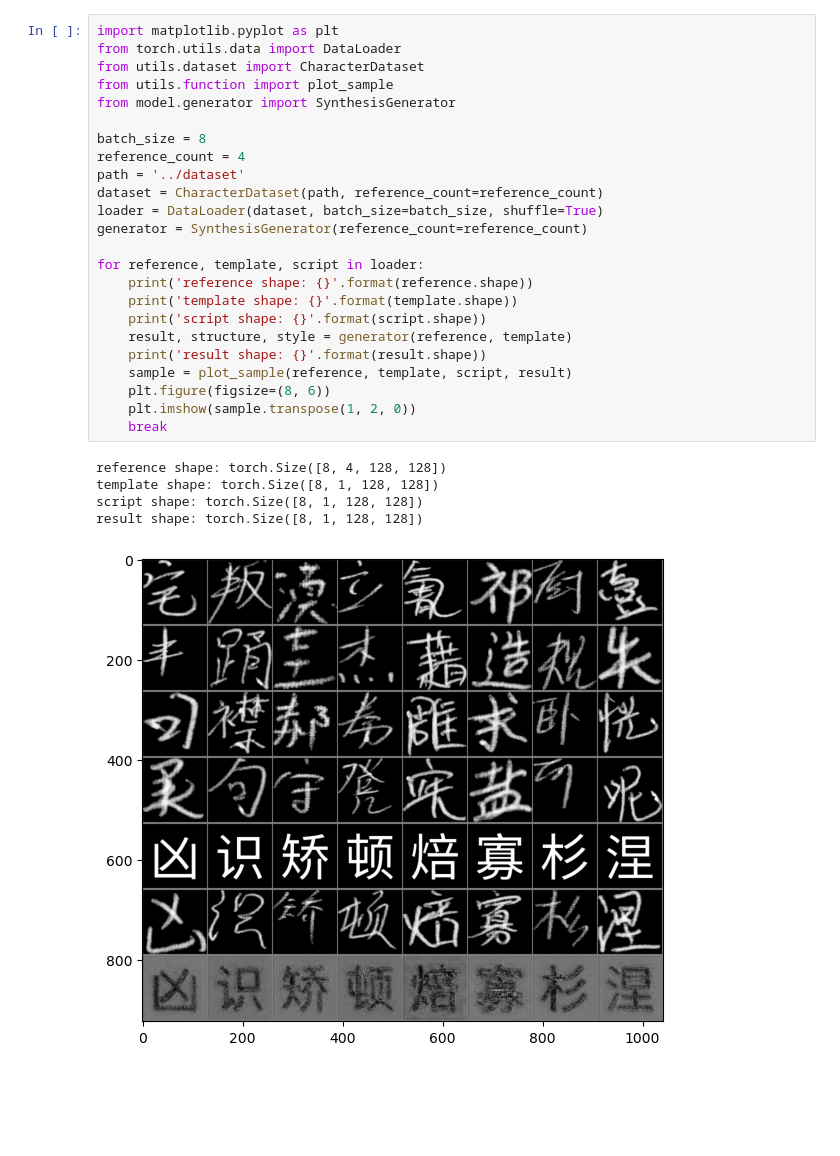
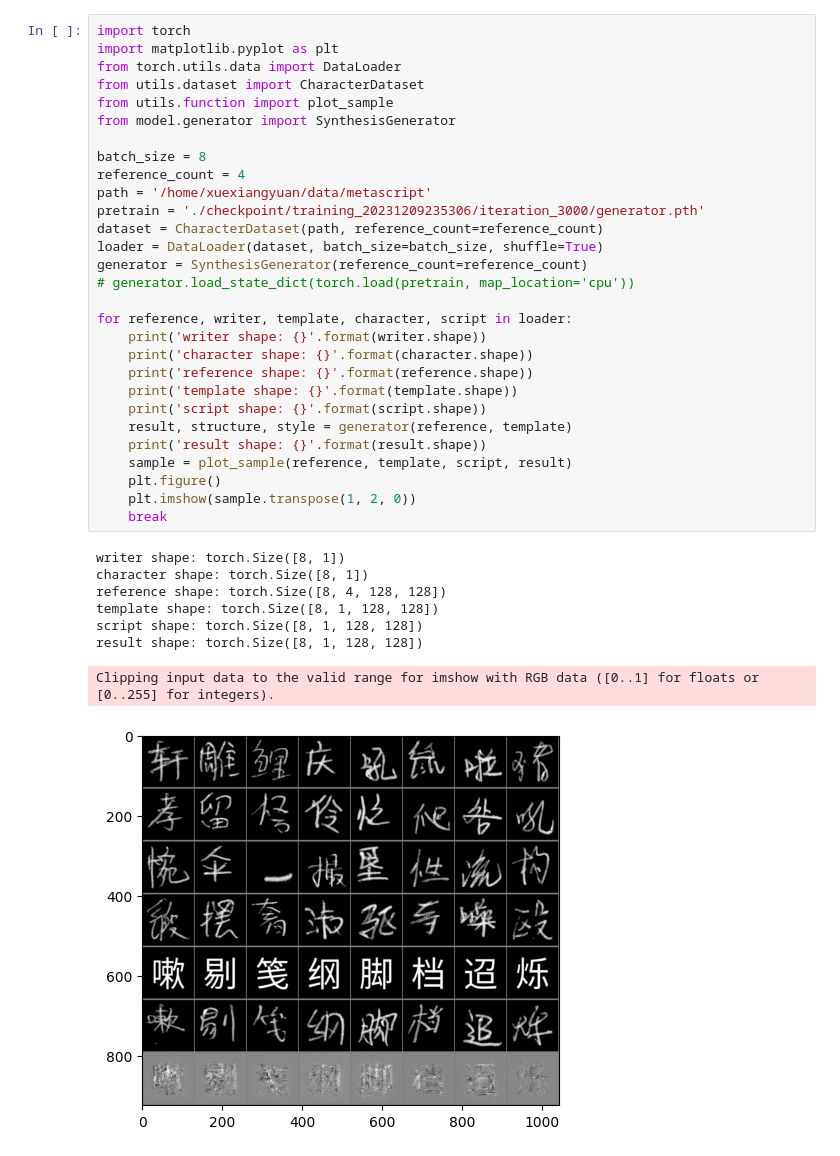
Before and after one commit to xxyQwQ/metascript, a Jupyter notebook: test.ipynb, the cells around one changed output. Saved outputs shown, nothing was run; the diff lists cells and outputs as text; blank space fills up the shorter version.

```diff
--- a/test.ipynb
+++ b/test.ipynb
@@ -1,30 +1,38 @@
 # %%
+import torch
 import matplotlib.pyplot as plt
 from torch.utils.data import DataLoader
 from utils.dataset import CharacterDataset
 from utils.function import plot_sample
 from model.generator import SynthesisGenerator
 
 batch_size = 8
 reference_count = 4
-path = '../dataset'
+path = '/home/xuexiangyuan/data/metascript'
+pretrain = './checkpoint/training_20231209235306/iteration_3000/generator.pth'
 dataset = CharacterDataset(path, reference_count=reference_count)
 loader = DataLoader(dataset, batch_size=batch_size, shuffle=True)
 generator = SynthesisGenerator(reference_count=reference_count)
+# generator.load_state_dict(torch.load(pretrain, map_location='cpu'))
 
-for reference, template, script in loader:
+for reference, writer, template, character, script in loader:
+    print('writer shape: {}'.format(writer.shape))
+    print('character shape: {}'.format(character.shape))
     print('reference shape: {}'.format(reference.shape))
     print('template shape: {}'.format(template.shape))
     print('script shape: {}'.format(script.shape))
     result, structure, style = generator(reference, template)
     print('result shape: {}'.format(result.shape))
     sample = plot_sample(reference, template, script, result)
-    plt.figure(figsize=(8, 6))
+    plt.figure()
     plt.imshow(sample.transpose(1, 2, 0))
     break
 # %% [output]
+writer shape: torch.Size([8, 1])
+character shape: torch.Size([8, 1])
 reference shape: torch.Size([8, 4, 128, 128])
 template shape: torch.Size([8, 1, 128, 128])
 script shape: torch.Size([8, 1, 128, 128])
 result shape: torch.Size([8, 1, 128, 128])
+Clipping input data to the valid range for imshow with RGB data ([0..1] for floats or [0..255] for integers).
-[figure, old version]
+[figure, new version]
```
Also changed, not shown: 8 other files.
